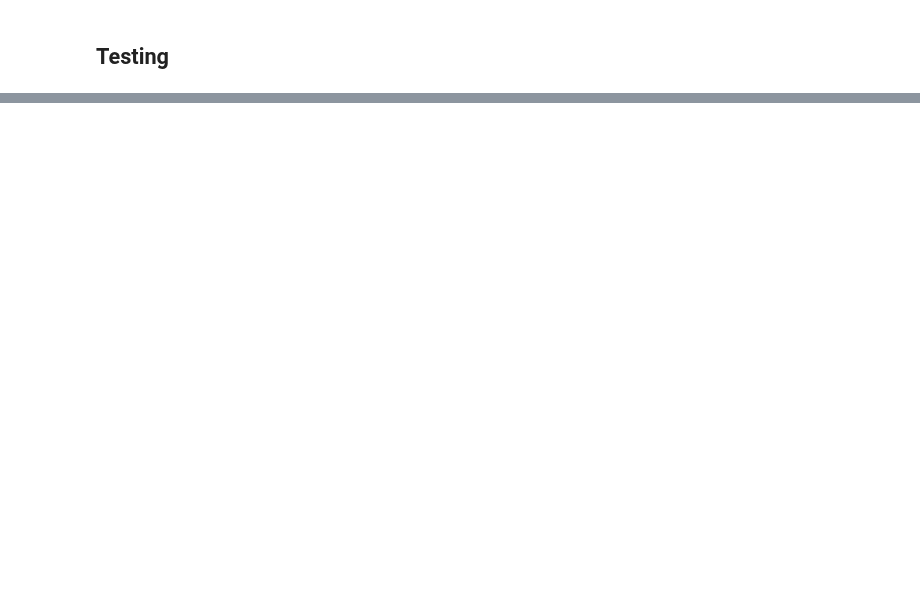
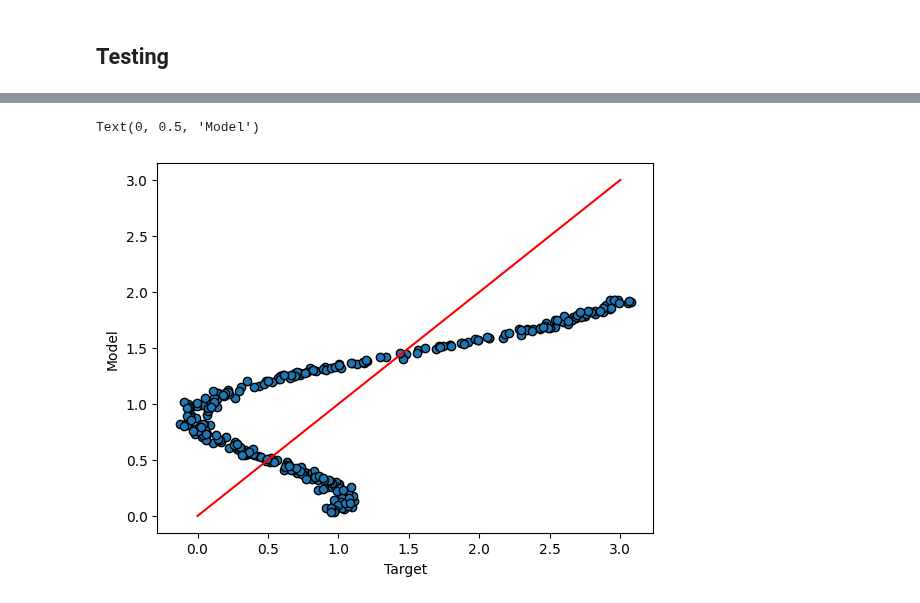
Before and after one commit to imraunav/Deep-Learning-and-Applications, a Jupyter notebook: regression_univariate.ipynb, the cells around one changed output, grey strips where cells are left out. Saved outputs shown, nothing was run; the diff lists cells and outputs as text; code cells hidden in the pictures; blank space fills up the shorter version.

```diff
--- a/regression_univariate.ipynb
+++ b/regression_univariate.ipynb
@@ -107,0 +121,8 @@ plt.show()
+# %%
+plt.scatter(true_output,pred_output, edgecolors='black')
+plt.plot([0, 3], [0, 3], color='red')
+plt.xlabel('Target')
+plt.ylabel('Model')
+# %% [output]
+Text(0, 0.5, 'Model')
+[figure, added]
```
Also changed, not shown: parts of 10 cells of this notebook.
